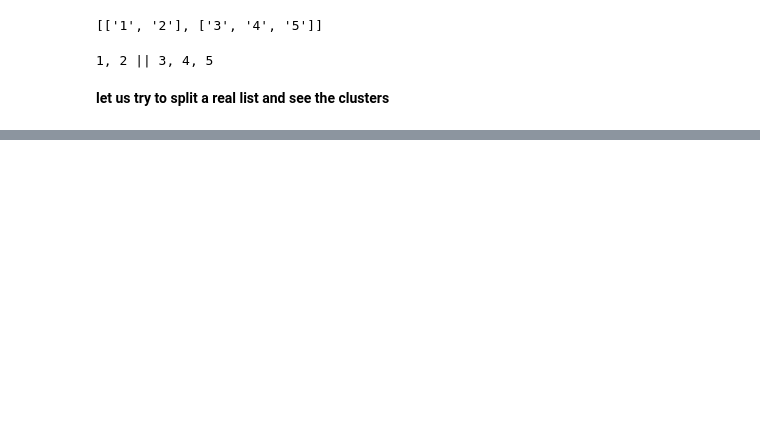
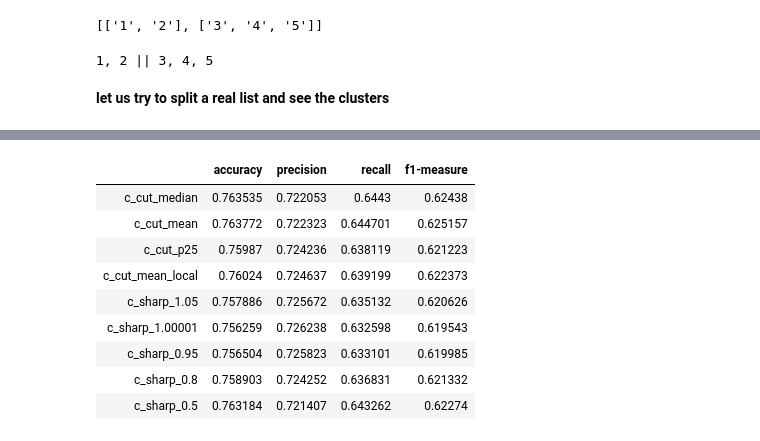
Before and after one commit to flying-bear/verbal_fluency, a Jupyter notebook: clustering.ipynb, the cells around one changed output, grey strips where cells are left out. Cells and saved outputs as stored; diff of their text form; code cells hidden in the pictures; blank space fills up the shorter version.

```diff
--- a/clustering.ipynb
+++ b/clustering.ipynb
@@ -463,0 +739,19 @@ out.to_csv(model_name + '.csv', index = False)
+# %%
+def get_average_metrics(df, correct_col, predicted_col, total_length_col):
+    """
+    calculates average accuracy, precision, recall and f1-measure for a df with lists of entries
+
+    :param df: pandas DataFrame, to search in
+    :param correct_col: str, column name with lists of correct entries
+    :param predicted_col: str, column name with lists of predicted entries
+    :param total_length_col: str, column name with ints (numbers of posssible entries)
+    :return a: float, mean accuracy
+    :return p: float, mean precision
+    :return r: float, mean recall
+    :return f1: float, mean f1-measure
+    """
+    for i in clustering.index:
+         m.append(get_metrics(clustering.loc[i][correct_col],
+                                   clustering.loc[i][predicted_col],
+                                   clustering.loc[i][total_length_col]))
+    return np.mean(m, axis=0)
@@ -463,0 +772,15 @@ out.to_csv(model_name + '.csv', index = False)
+# %%
+for method in methods:
+    metrics_df.loc[method] = get_average_metrics(clustering, 'correct_cut', method, 'possible_splits')
+metrics_df
+# %% [output]
+|  | accuracy | precision | recall | f1-measure |
+| c_cut_median | 0.763535 | 0.722053 | 0.6443 | 0.62438 |
+| c_cut_mean | 0.763772 | 0.722323 | 0.644701 | 0.625157 |
+| c_cut_p25 | 0.75987 | 0.724236 | 0.638119 | 0.621223 |
+| c_cut_mean_local | 0.76024 | 0.724637 | 0.639199 | 0.622373 |
+| c_sharp_1.05 | 0.757886 | 0.725672 | 0.635132 | 0.620626 |
+| c_sharp_1.00001 | 0.756259 | 0.726238 | 0.632598 | 0.619543 |
+| c_sharp_0.95 | 0.756504 | 0.725823 | 0.633101 | 0.619985 |
+| c_sharp_0.8 | 0.758903 | 0.724252 | 0.636831 | 0.621332 |
+| c_sharp_0.5 | 0.763184 | 0.721407 | 0.643262 | 0.62274 |
```
Also changed, not shown: parts of 53 cells of this notebook, 2 other files.
